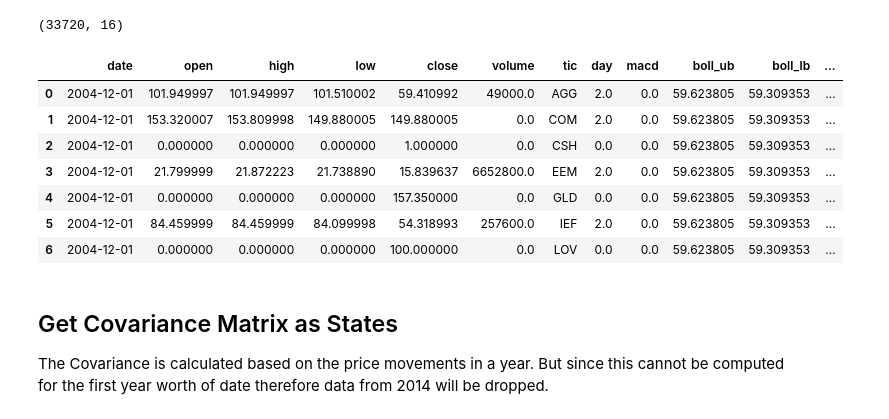
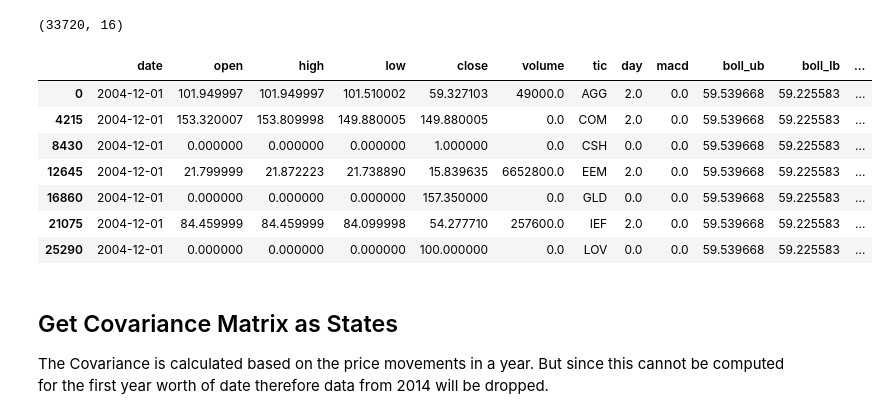
Before and after one commit to changjulian17/DataSciencePortfolio, a Jupyter notebook: Investment_Portfolio/preprocessing.ipynb, the cells around one changed output. Saved outputs shown, nothing was run; the diff lists cells and outputs as text; code cells hidden in the pictures.

```diff
--- a/Investment_Portfolio/preprocessing.ipynb
+++ b/Investment_Portfolio/preprocessing.ipynb
@@ -156,14 +137,2 @@ df.head()
 # %% [markdown]
 ## Get Standard Indicators
-# %%
-fe = FeatureEngineer(
-                    use_technical_indicator=True,
-                    use_turbulence=False,
-                    user_defined_feature = False)
-
-#there is an issue with featureEngineer which omits BCOM
-# all df and bcom is processed separately then joined
-df = pd.concat([fe.preprocess_data(df)] \
-               ,axis=0 \
-               ,ignore_index=True) \
-                    .sort_values(by='date').reset_index(drop=True)
@@ -171,0 +139,7 @@ Successfully added technical indicators
+# %%
+fe = FeatureEngineer(
+                    use_technical_indicator=True,
+                    use_turbulence=False,
+                    user_defined_feature = False)
+
+df = fe.preprocess_data(df)
@@ -174,16 +150,16 @@ df.shape
 # %% [output]
 (33720, 16)
 # %%
-df.head(7)
+df.head(8)
 # %% [output]
 |  | date | open | high | low | close | volume | tic | day | macd | boll_ub | boll_lb | ... |
-| 0 | 2004-12-01 | 101.949997 | 101.949997 | 101.510002 | 59.410992 | 49000.0 | AGG | 2.0 | 0.0 | 59.623805 | 59.309353 | ... |
-| 1 | 2004-12-01 | 153.320007 | 153.809998 | 149.880005 | 149.880005 | 0.0 | COM | 2.0 | 0.0 | 59.623805 | 59.309353 | ... |
-| 2 | 2004-12-01 | 0.000000 | 0.000000 | 0.000000 | 1.000000 | 0.0 | CSH | 0.0 | 0.0 | 59.623805 | 59.309353 | ... |
-| 3 | 2004-12-01 | 21.799999 | 21.872223 | 21.738890 | 15.839637 | 6652800.0 | EEM | 2.0 | 0.0 | 59.623805 | 59.309353 | ... |
-| 4 | 2004-12-01 | 0.000000 | 0.000000 | 0.000000 | 157.350000 | 0.0 | GLD | 0.0 | 0.0 | 59.623805 | 59.309353 | ... |
-| 5 | 2004-12-01 | 84.459999 | 84.459999 | 84.099998 | 54.318993 | 257600.0 | IEF | 2.0 | 0.0 | 59.623805 | 59.309353 | ... |
-| 6 | 2004-12-01 | 0.000000 | 0.000000 | 0.000000 | 100.000000 | 0.0 | LOV | 0.0 | 0.0 | 59.623805 | 59.309353 | ... |
+| 0 | 2004-12-01 | 101.949997 | 101.949997 | 101.510002 | 59.327103 | 49000.0 | AGG | 2.0 | 0.0 | 59.539668 | 59.225583 | ... |
+| 4215 | 2004-12-01 | 153.320007 | 153.809998 | 149.880005 | 149.880005 | 0.0 | COM | 2.0 | 0.0 | 59.539668 | 59.225583 | ... |
+| 8430 | 2004-12-01 | 0.000000 | 0.000000 | 0.000000 | 1.000000 | 0.0 | CSH | 0.0 | 0.0 | 59.539668 | 59.225583 | ... |
+| 12645 | 2004-12-01 | 21.799999 | 21.872223 | 21.738890 | 15.839635 | 6652800.0 | EEM | 2.0 | 0.0 | 59.539668 | 59.225583 | ... |
+| 16860 | 2004-12-01 | 0.000000 | 0.000000 | 0.000000 | 157.350000 | 0.0 | GLD | 0.0 | 0.0 | 59.539668 | 59.225583 | ... |
+| 21075 | 2004-12-01 | 84.459999 | 84.459999 | 84.099998 | 54.277710 | 257600.0 | IEF | 2.0 | 0.0 | 59.539668 | 59.225583 | ... |
+| 25290 | 2004-12-01 | 0.000000 | 0.000000 | 0.000000 | 100.000000 | 0.0 | LOV | 0.0 | 0.0 | 59.539668 | 59.225583 | ... |
 # %% [markdown]
 ## Get Covariance Matrix as States
 
```
Also changed, not shown: parts of 12 cells of this notebook, 7 other files.
